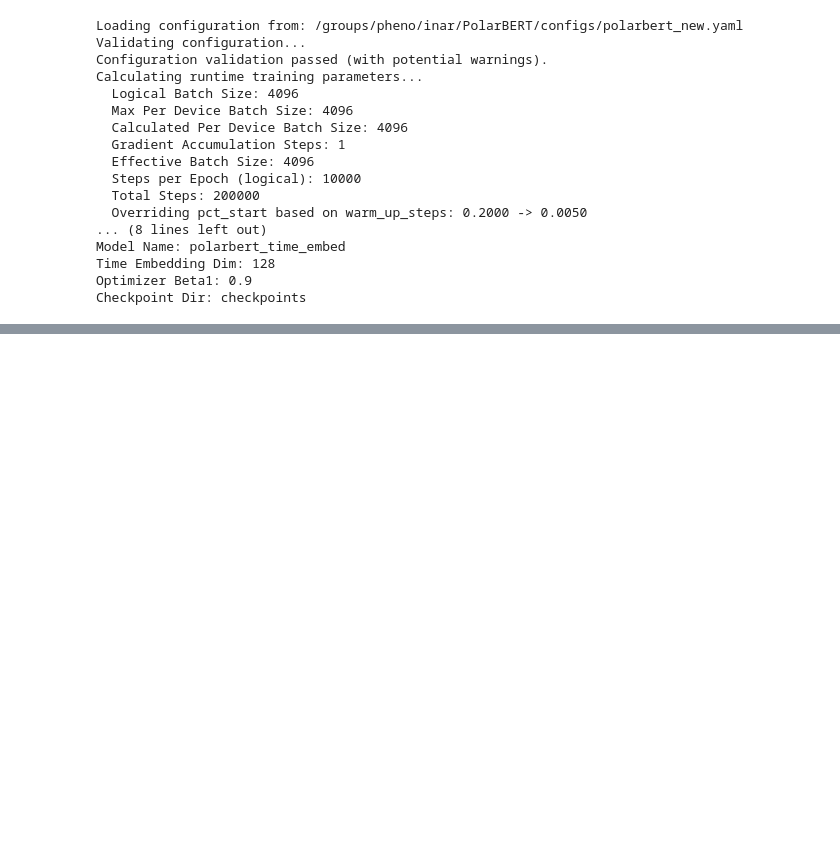
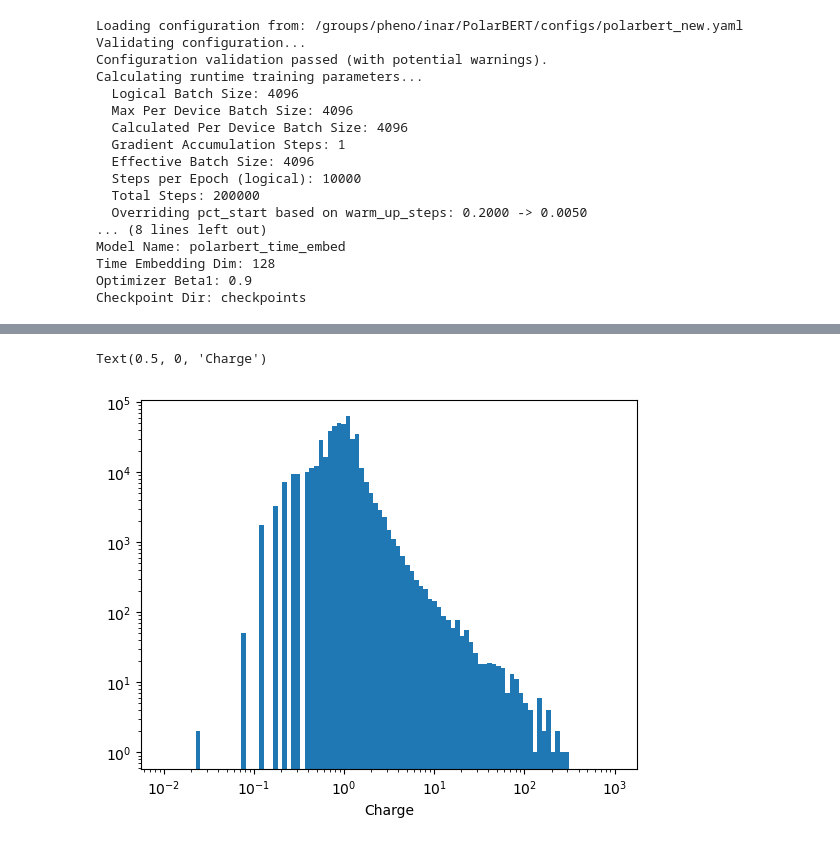
Before and after one commit to timinar/PolarBERT, a Jupyter notebook: notebooks/2025-04-11-time-embedding-dev.ipynb, the cells around one changed output, grey strips where cells are left out. Saved outputs shown, nothing was run; the diff lists cells and outputs as text; code cells hidden in the pictures; blank space fills up the shorter version.

```diff
--- a/notebooks/2025-04-11-time-embedding-dev.ipynb
+++ b/notebooks/2025-04-11-time-embedding-dev.ipynb
@@ -597,0 +105,9 @@ class EnhancedIceCubeEmbedding(nn.Module):
+# %%
+# T_evt[:len(selected_idx), 0] = (time[selected_idx] - 1e4) / 3e4
+# T_evt[:len(selected_idx), 1] = np.log10(charge[selected_idx]) / 3.0
+# T_evt[:len(selected_idx), 2] = auxiliary[selected_idx] - 0.5 # aux = True is BAD, so 0.5 is bad
+# T_evt[:len(selected_idx), 3] = sensor_id[selected_idx] + 1  # +1 is needed since we use 0 for padding
+
+for batch in train_loader:
+    break
+(x, l), (y, c) = batch
@@ -597,0 +172,9 @@ class EnhancedIceCubeEmbedding(nn.Module):
+# %%
+# np.log10(charge[selected_idx]) / 3.0
+plt.hist(np.power(10, charges_non_masked.numpy()*3.0), bins=np.logspace(-2,3, 100))
+plt.xscale('log')
+plt.yscale('log')
+plt.xlabel("Charge")
+# %% [output]
+Text(0.5, 0, 'Charge')
+[figure, added]
```
Also changed, not shown: parts of 46 cells of this notebook, 4 other files.
